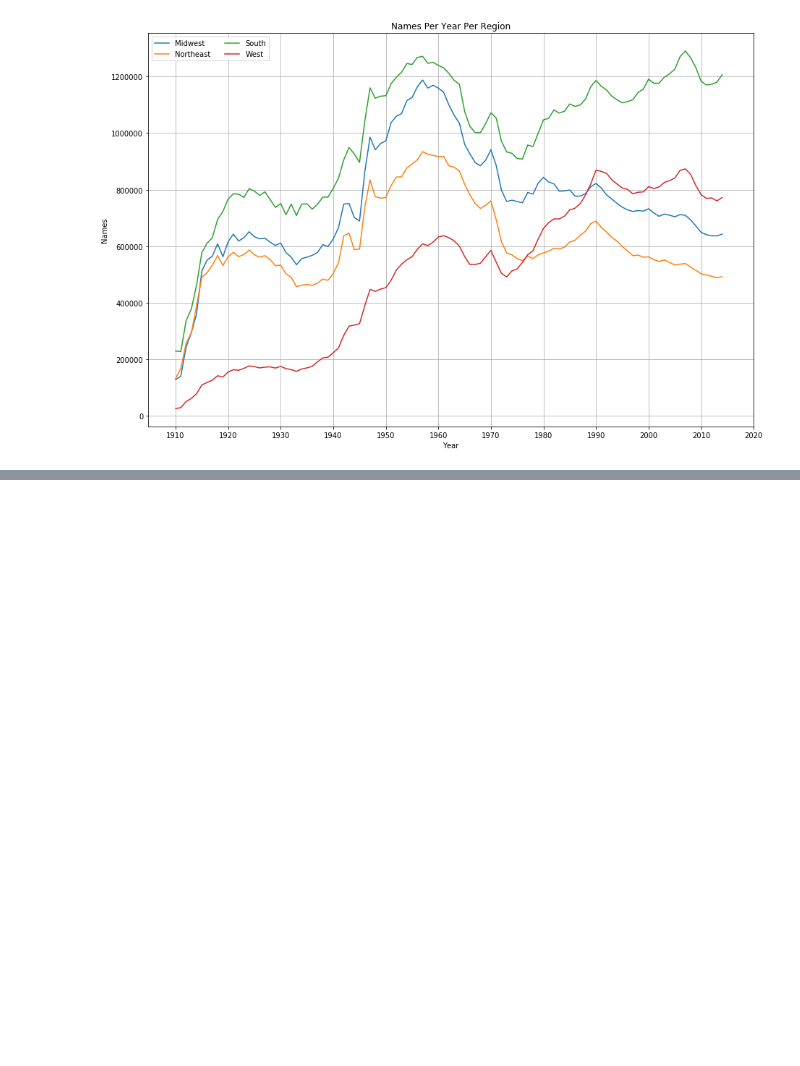
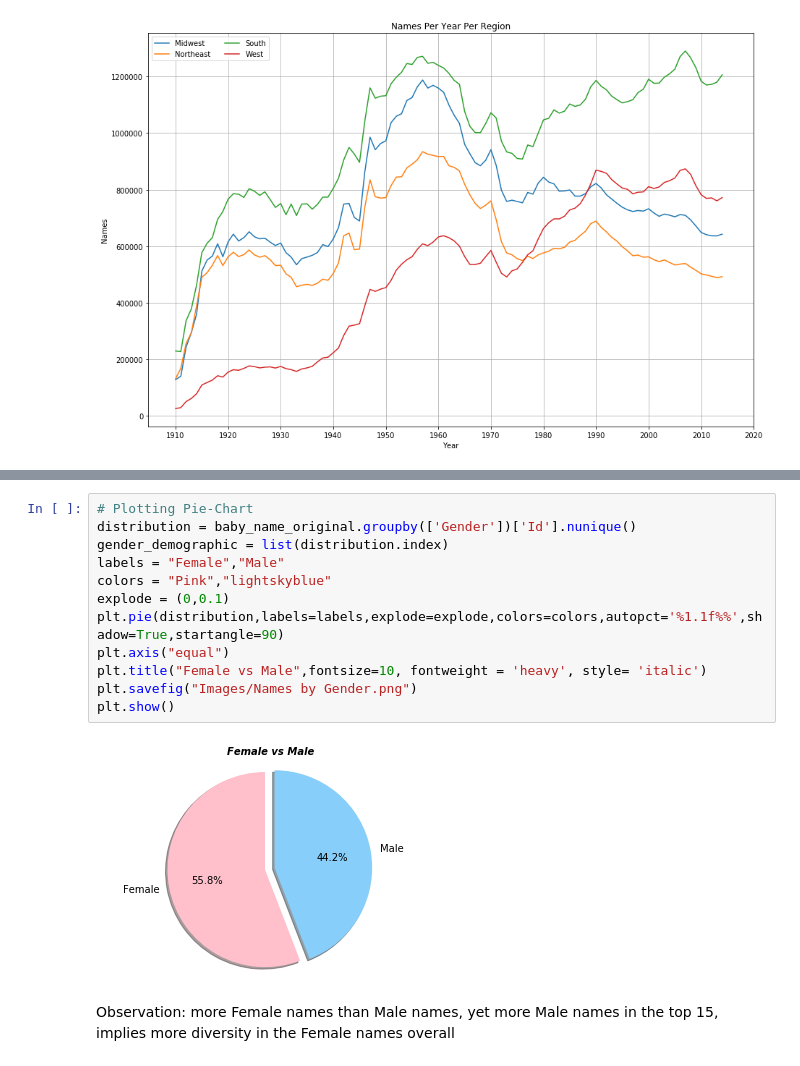
Before and after one commit to kekelee0714/BootcampProject, a Jupyter notebook: US Baby Names Presentation.ipynb, the cells around one changed output, grey strips where cells are left out. Cells and saved outputs as stored; diff of their text form; blank space fills up the shorter version.

```diff
--- a/US Baby Names Presentation.ipynb
+++ b/US Baby Names Presentation.ipynb
@@ -218,0 +260,16 @@ TopName.head(10)
+# %%
+# Plotting Pie-Chart
+distribution = baby_name_original.groupby(['Gender'])['Id'].nunique()
+gender_demographic = list(distribution.index)
+labels = "Female","Male"
+colors = "Pink","lightskyblue"
+explode = (0,0.1)
+plt.pie(distribution,labels=labels,explode=explode,colors=colors,autopct='%1.1f%%',shadow=True,startangle=90)
+plt.axis("equal")
+plt.title("Female vs Male",fontsize=10, fontweight = 'heavy', style= 'italic')
+plt.savefig("Images/Names by Gender.png")
+plt.show()
+# %% [output]
+[figure, added]
+# %% [markdown]
+Observation: more Female names than Male names, yet more Male names in the top 15, implies more diversity in the Female names overall
```
Also changed, not shown: parts of 15 cells of this notebook, 4 other files.
